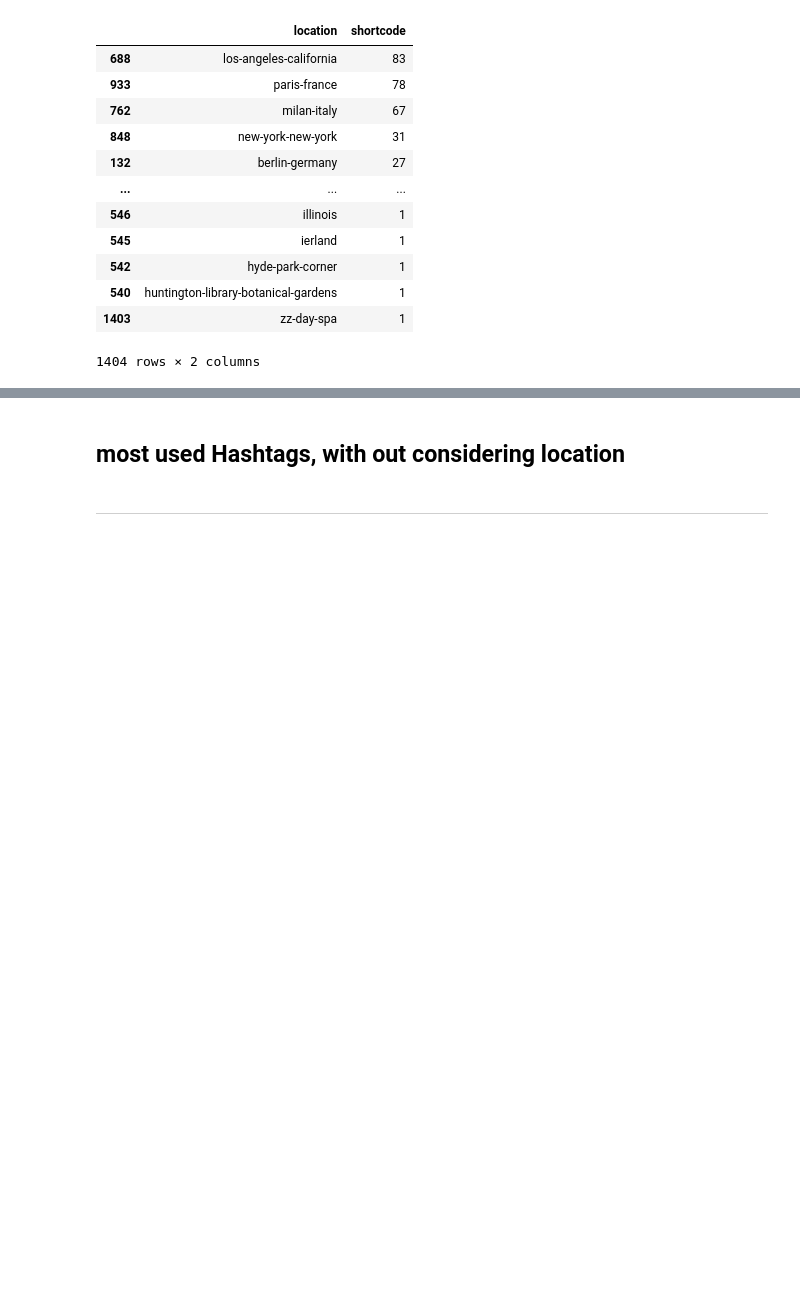
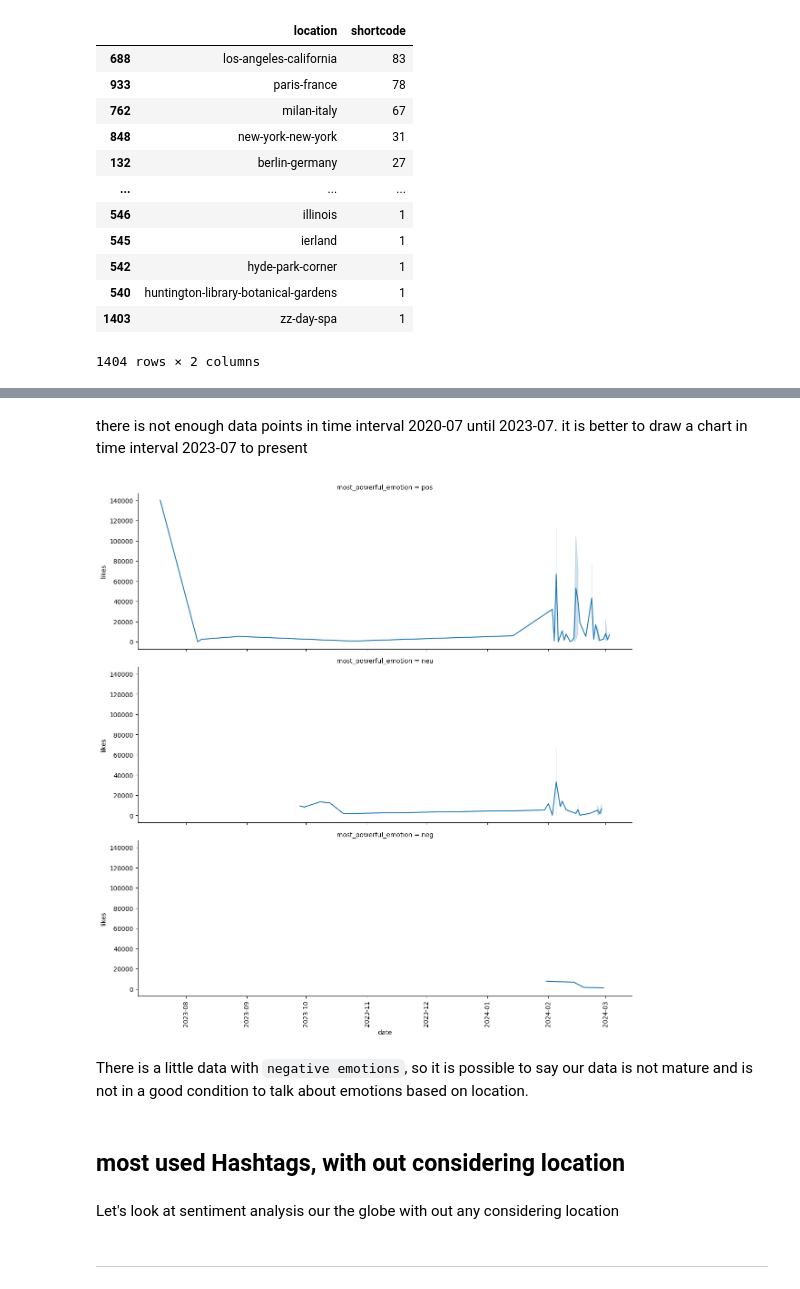
Before and after one commit to saeedshirani/Inastagram-data-analysis, a Jupyter notebook: 4.EDA/EDA.ipynb, the cells around one changed output, grey strips where cells are left out. Drawn from its saved outputs; the diff is of its cells as text; code cells hidden in the pictures; blank space fills up the shorter version.

```diff
--- a/4.EDA/EDA.ipynb
+++ b/4.EDA/EDA.ipynb
@@ -172,5 +184,19 @@ locational_data.groupby(by="location", as_index=False).agg({"shortcode":"count"}
+# %% [markdown]
+there is not enough data points in time interval 2020-07 until 2023-07. it is better to draw a chart in time interval 2023-07 to present
+# %%
+LA_post = LA_post.loc[LA_post['date'] >= '2023-07']
+g = sns.FacetGrid(data=LA_post, row="most_powerful_emotion", height=4, aspect=3)
+g.map(sns.lineplot, "date", "likes")
+plt.xticks(rotation=90)
+plt.show()
+# %% [output]
+[figure, added]
+# %% [markdown]
+There is a little data with `negative emotions`, so it is possible to say our data is not mature and is not in a good condition to talk about emotions based on location.
 # %% [markdown]
 ## most used Hashtags, with out considering location
+# %% [markdown]
+Let's look at sentiment analysis our the globe with out any considering location
 # %% [markdown]
 ----------
 # %% [markdown]
```
Also changed, not shown: parts of 10 cells of this notebook.
